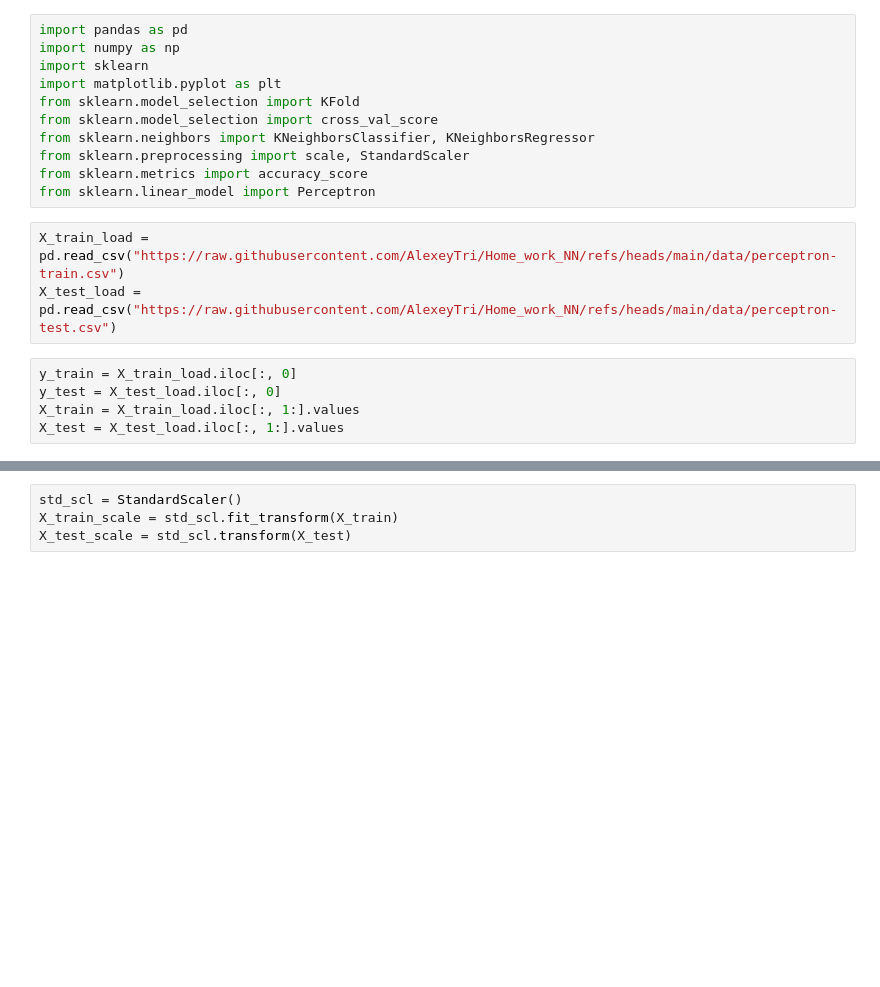
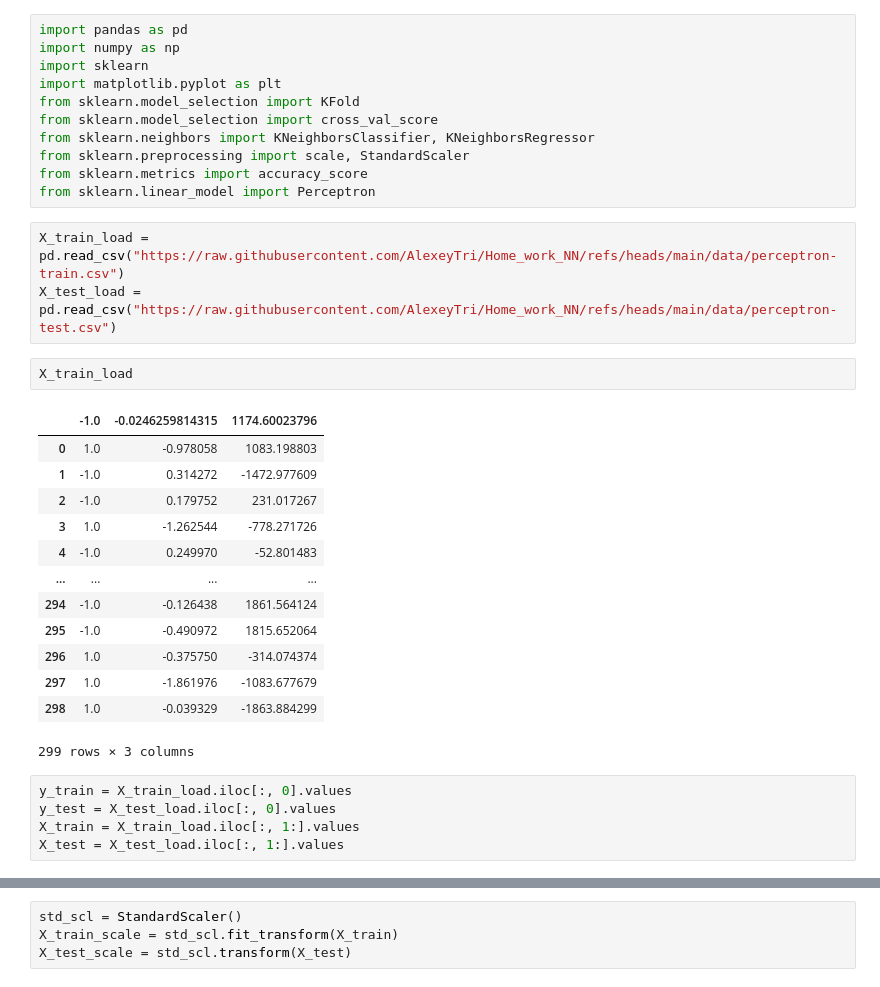
Before and after one commit to AlexeyTri/Home_work_NN, a Jupyter notebook: HomeWork_5.ipynb, the cells around one changed output, grey strips where cells are left out. Saved outputs shown, nothing was run; the diff lists cells and outputs as text; blank space fills up the shorter version.

```diff
--- a/HomeWork_5.ipynb
+++ b/HomeWork_5.ipynb
@@ -14,9 +14,25 @@ from sklearn.linear_model import Perceptron
 # %%
 X_train_load = pd.read_csv("https://raw.githubusercontent.com/AlexeyTri/Home_work_NN/refs/heads/main/data/perceptron-train.csv")
 X_test_load = pd.read_csv("https://raw.githubusercontent.com/AlexeyTri/Home_work_NN/refs/heads/main/data/perceptron-test.csv")
+# %%
+X_train_load
+# %% [output]
+|  | -1.0 | -0.0246259814315 | 1174.60023796 |
+| 0 | 1.0 | -0.978058 | 1083.198803 |
+| 1 | -1.0 | 0.314272 | -1472.977609 |
+| 2 | -1.0 | 0.179752 | 231.017267 |
+| 3 | 1.0 | -1.262544 | -778.271726 |
+| 4 | -1.0 | 0.249970 | -52.801483 |
+| ... | ... | ... | ... |
+| 294 | -1.0 | -0.126438 | 1861.564124 |
+| 295 | -1.0 | -0.490972 | 1815.652064 |
+| 296 | 1.0 | -0.375750 | -314.074374 |
+| 297 | 1.0 | -1.861976 | -1083.677679 |
+| 298 | 1.0 | -0.039329 | -1863.884299 |
+299 rows × 3 columns
 # %%
-y_train = X_train_load.iloc[:, 0]
-y_test = X_test_load.iloc[:, 0]
+y_train = X_train_load.iloc[:, 0].values
+y_test = X_test_load.iloc[:, 0].values
 X_train = X_train_load.iloc[:, 1:].values
 X_test = X_test_load.iloc[:, 1:].values
 # %%
```
Also changed, not shown: parts of 8 cells of this notebook.
